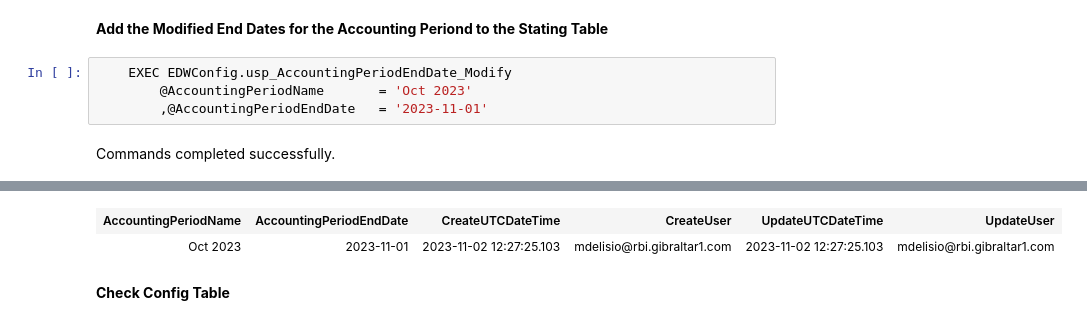
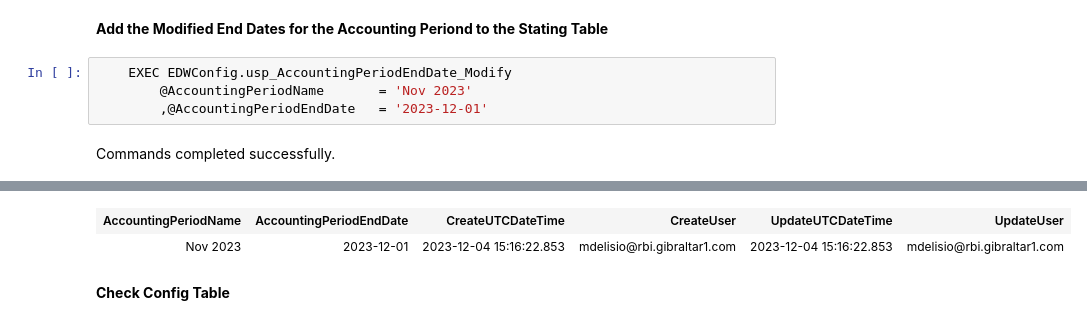
Before and after one commit to mdelisio/SQL-Scripts, a Jupyter notebook: Notebook- Update Accouinting Period End Date.ipynb, the cells around one changed output, grey strips where cells are left out. Drawn from its saved outputs; the diff is of its cells as text.

```diff
--- a/Notebook- Update Accouinting Period End Date.ipynb
+++ b/Notebook- Update Accouinting Period End Date.ipynb
@@ -2,7 +2,7 @@
 **Add the Modified End Dates for the Accounting Periond to the Stating Table**
 # %%
 	EXEC EDWConfig.usp_AccountingPeriodEndDate_Modify
-		@AccountingPeriodName		= 'Oct 2023'
-		,@AccountingPeriodEndDate	= '2023-11-01'
+		@AccountingPeriodName		= 'Nov 2023'
+		,@AccountingPeriodEndDate	= '2023-12-01'
 # %% [output]
 Commands completed successfully.
@@ -10,5 +10,5 @@ Total execution time: 00:00:00.177
 | AccountingPeriodName | AccountingPeriodEndDate | CreateUTCDateTime | CreateUser | UpdateUTCDateTime | UpdateUser |
-| Oct 2023 | 2023-11-01 | 2023-11-02 12:27:25.103 | mdelisio@rbi.gibraltar1.com | 2023-11-02 12:27:25.103 | mdelisio@rbi.gibraltar1.com |
+| Nov 2023 | 2023-12-01 | 2023-12-04 15:16:22.853 | mdelisio@rbi.gibraltar1.com | 2023-12-04 15:16:22.853 | mdelisio@rbi.gibraltar1.com |
 # %% [markdown]
 **Check Config Table**
 # %%
```
Also changed, not shown: parts of 4 cells of this notebook, 1 other file.
